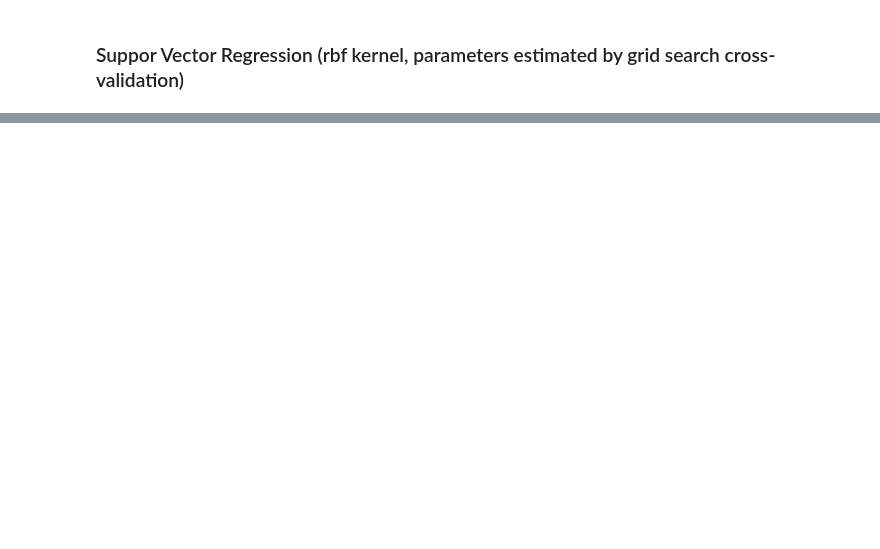
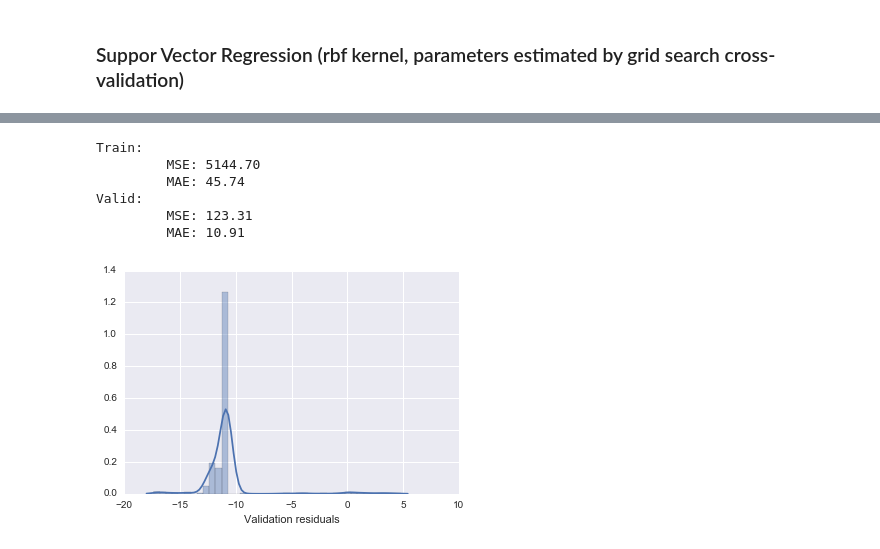
Before and after one commit to Obus/442-algorithm-help, a Jupyter notebook: 3-Full-Cycles 275-295 gallons.ipynb, the cells around one changed output, grey strips where cells are left out. Drawn from its saved outputs; the diff is of its cells as text; code cells hidden in the pictures; blank space fills up the shorter version.

```diff
--- a/3-Full-Cycles 275-295 gallons.ipynb
+++ b/3-Full-Cycles 275-295 gallons.ipynb
@@ -222,0 +350,10 @@ model.best_params_
+# %%
+regression_report_train_valid(model, X_test, X_test[y_test > 250,:], y_test, y_test[y_test > 250], fit=False)
+# %% [output]
+Train:
+         MSE: 5144.70
+         MAE: 45.74
+Valid:
+         MSE: 123.31
+         MAE: 10.91
+[figure, added]
```
Also changed, not shown: parts of 24 cells of this notebook, 1 other file.
